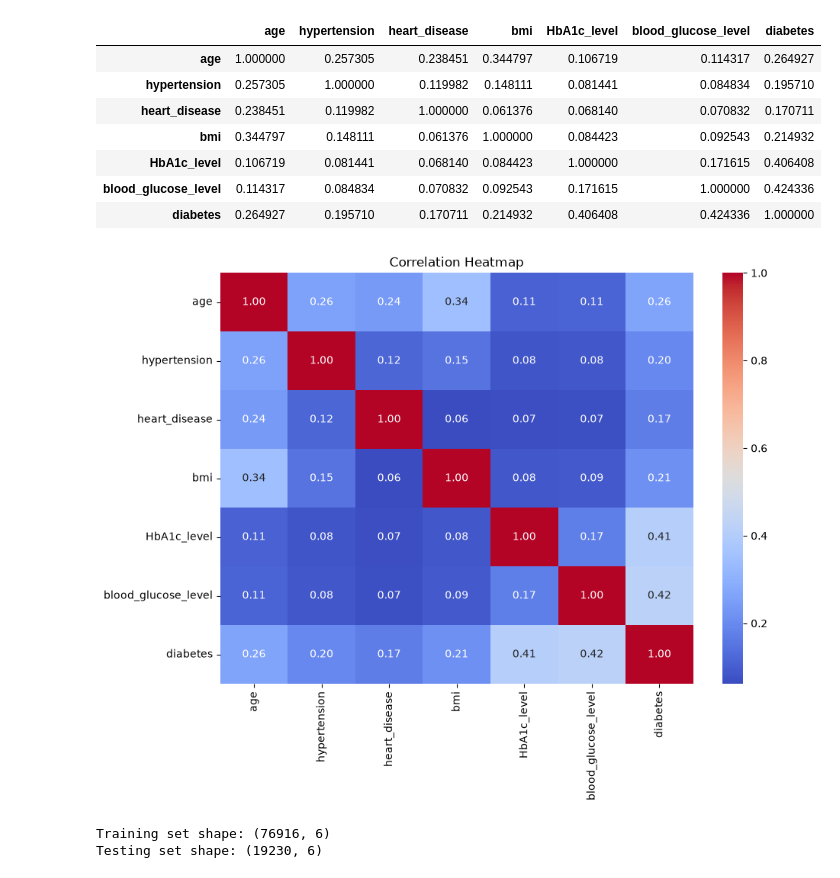
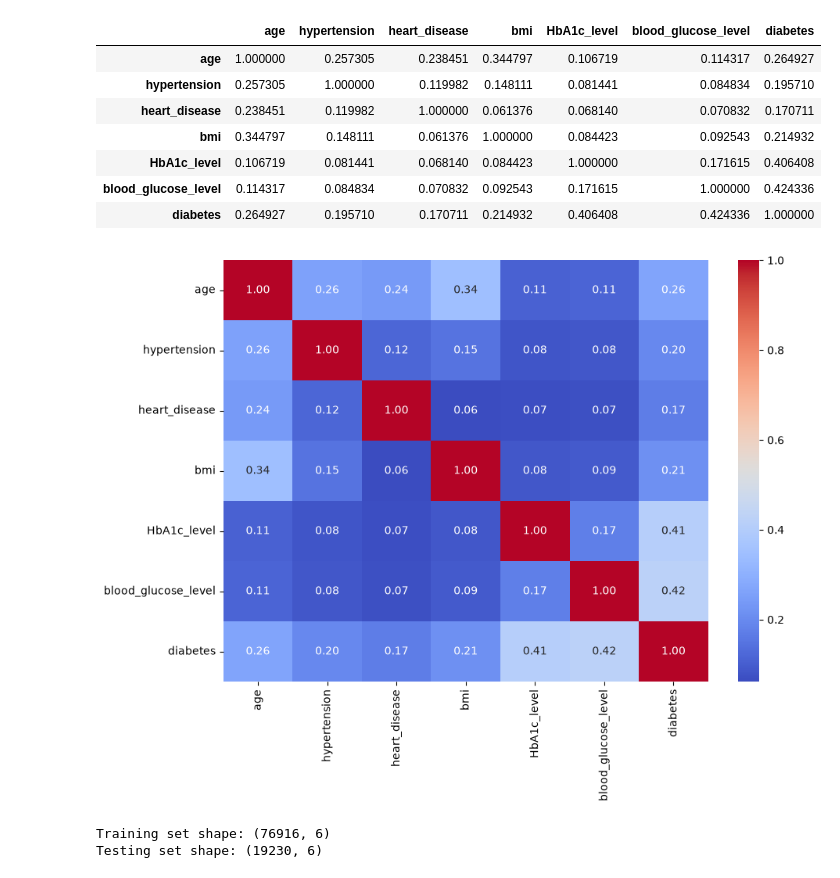
Before and after one commit to Paras-Raina/AI101-Mini-Project, a Jupyter notebook: diabetes_prediction.ipynb, the cells around one changed output. Drawn from its saved outputs; the diff is of its cells as text; code cells hidden in the pictures.

```diff
--- a/diabetes_prediction.ipynb
+++ b/diabetes_prediction.ipynb
@@ -128,12 +127,12 @@ dtype: float64
 # %%
 # Visualizing correlations between numerical features
 
 plt.figure(figsize=(10, 7))
 sns.heatmap(df.corr(numeric_only=True), annot=True, cmap='coolwarm', fmt='.2f')
-plt.title("Correlation Heatmap")
+# annot -> displays values inside each cell, cmap -> sets the colour scheme, fmt -> rounds values to 2 decimal places
 plt.show()
 # %% [output]
-[figure, old version]
+[figure, new version]
 # %%
 # Selecting input features (independent variables)
 X = df[['age', 'hypertension', 'heart_disease', 'bmi', 'HbA1c_level', 'blood_glucose_level']]
```
Also changed, not shown: parts of 15 cells of this notebook.
